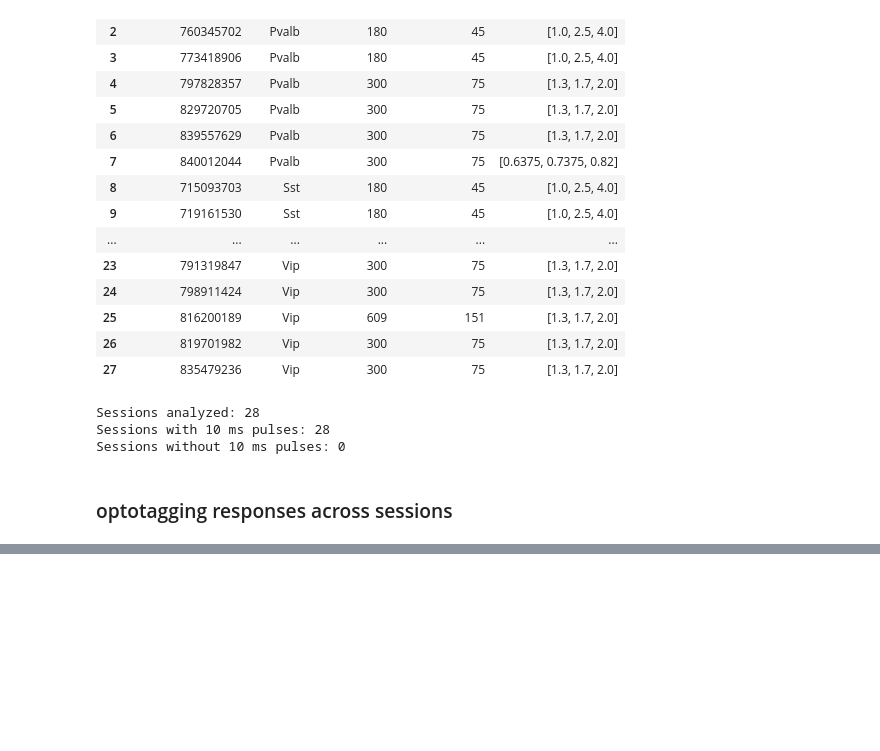
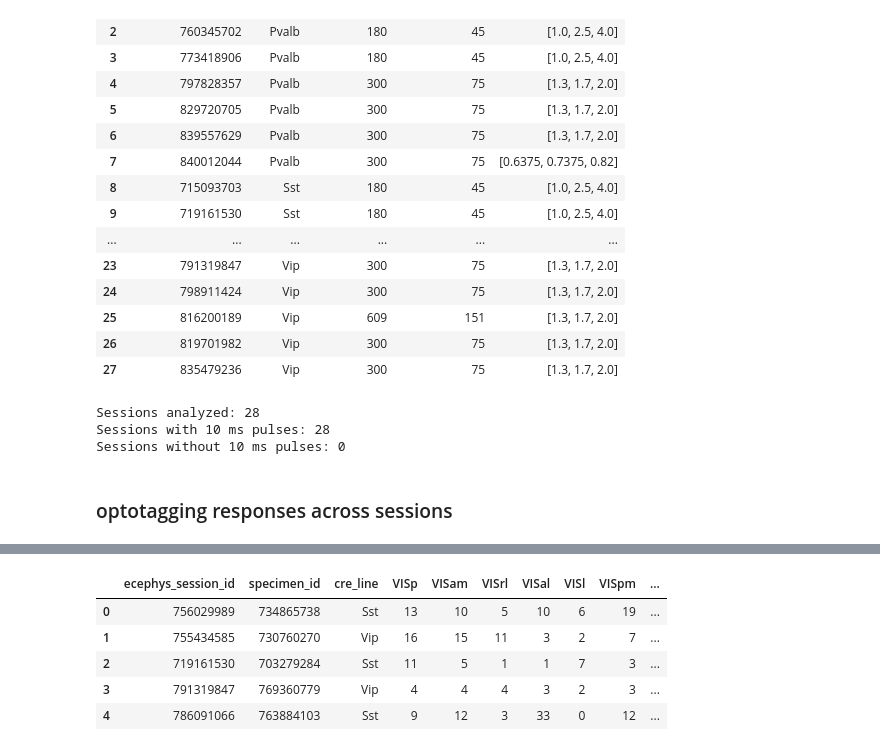
Before and after one commit to KeanuVentura/spikes2slope, a Jupyter notebook: optotagcheck.ipynb, the cells around one changed output, grey strips where cells are left out. Drawn from its saved outputs; the diff is of its cells as text; code cells hidden in the pictures; blank space fills up the shorter version.

Commit message:
optotagged coverage table

```diff
--- a/optotagcheck.ipynb
+++ b/optotagcheck.ipynb
@@ -445,0 +612,43 @@ print("QC-matched candidates:",
+# %%
+
+standout_ids = [
+    756029989,
+    755434585,
+    719161530,
+    791319847,
+    786091066
+]
+
+standout_sessions = (
+    coverage_matrix
+    .loc[standout_ids]
+    .reset_index()
+    .merge(
+        eligible[
+            ["ecephys_session_id", "specimen_id", "cre_line"]
+        ],
+        on="ecephys_session_id",
+        how="left",
+        validate="one_to_one"
+    )
+)
+
+standout_sessions = standout_sessions[
+    ["ecephys_session_id", "specimen_id", "cre_line"]
+    + visual_regions
+    + ["n_regions", "total_tagged"]
+]
+
+display(standout_sessions)
+
+standout_sessions.to_csv(
+    results_dir / "standout_opto_sessions.csv",
+    index=False
+)
+# %% [output]
+|  | ecephys_session_id | specimen_id | cre_line | VISp | VISam | VISrl | VISal | VISl | VISpm | ... |
+| 0 | 756029989 | 734865738 | Sst | 13 | 10 | 5 | 10 | 6 | 19 | ... |
+| 1 | 755434585 | 730760270 | Vip | 16 | 15 | 11 | 3 | 2 | 7 | ... |
+| 2 | 719161530 | 703279284 | Sst | 11 | 5 | 1 | 1 | 7 | 3 | ... |
+| 3 | 791319847 | 769360779 | Vip | 4 | 4 | 4 | 3 | 2 | 3 | ... |
+| 4 | 786091066 | 763884103 | Sst | 9 | 12 | 3 | 33 | 0 | 12 | ... |
```
Also changed, not shown: parts of 5 cells of this notebook.
